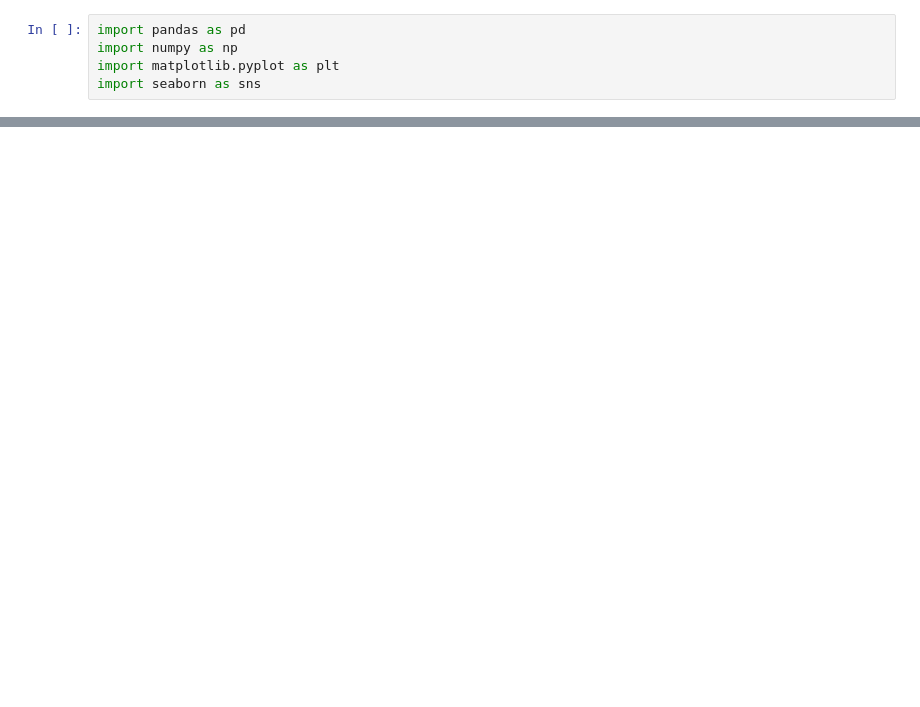
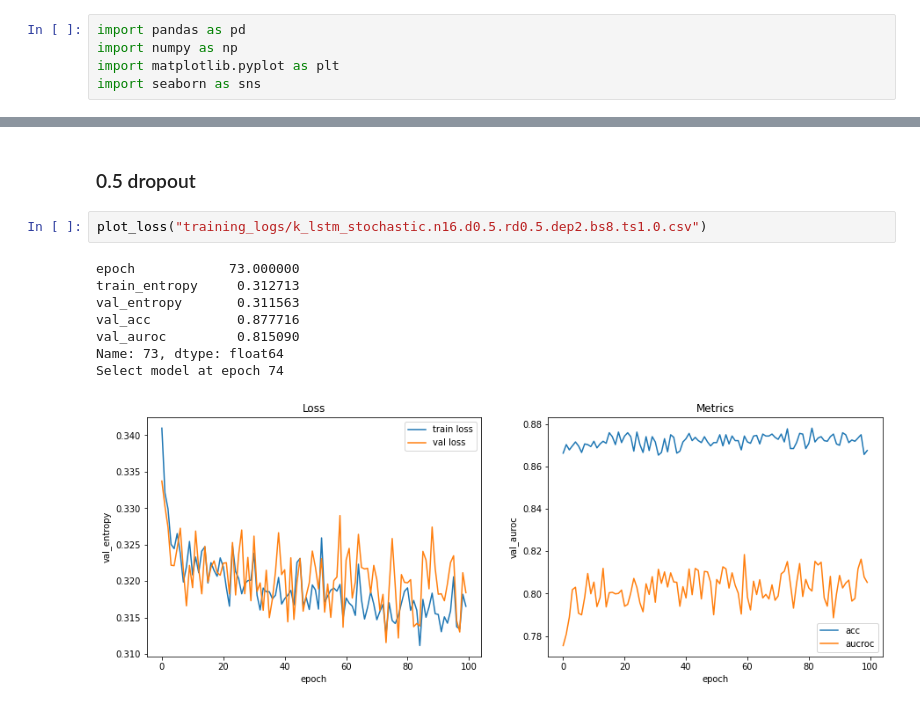
Before and after one commit to nlhkh/mimic3-benchmarks, a Jupyter notebook: Anaylise results.ipynb, the cells around one changed output, grey strips where cells are left out. Saved outputs shown, nothing was run; the diff lists cells and outputs as text; blank space fills up the shorter version.

```diff
--- a/Anaylise results.ipynb
+++ b/Anaylise results.ipynb
@@ -105,0 +84,13 @@ plot_loss("k_lstm_stochastic.n16.d1.0.rd1.0.dep2.bs8.ts1.0.csv")
+# %% [markdown]
+### 0.5 dropout
+# %%
+plot_loss("training_logs/k_lstm_stochastic.n16.d0.5.rd0.5.dep2.bs8.ts1.0.csv")
+# %% [output]
+epoch            73.000000
+train_entropy     0.312713
+val_entropy       0.311563
+val_acc           0.877716
+val_auroc         0.815090
+Name: 73, dtype: float64
+Select model at epoch 74
+[figure, added]
```
Also changed, not shown: parts of 60 cells of this notebook, 4 other files.
